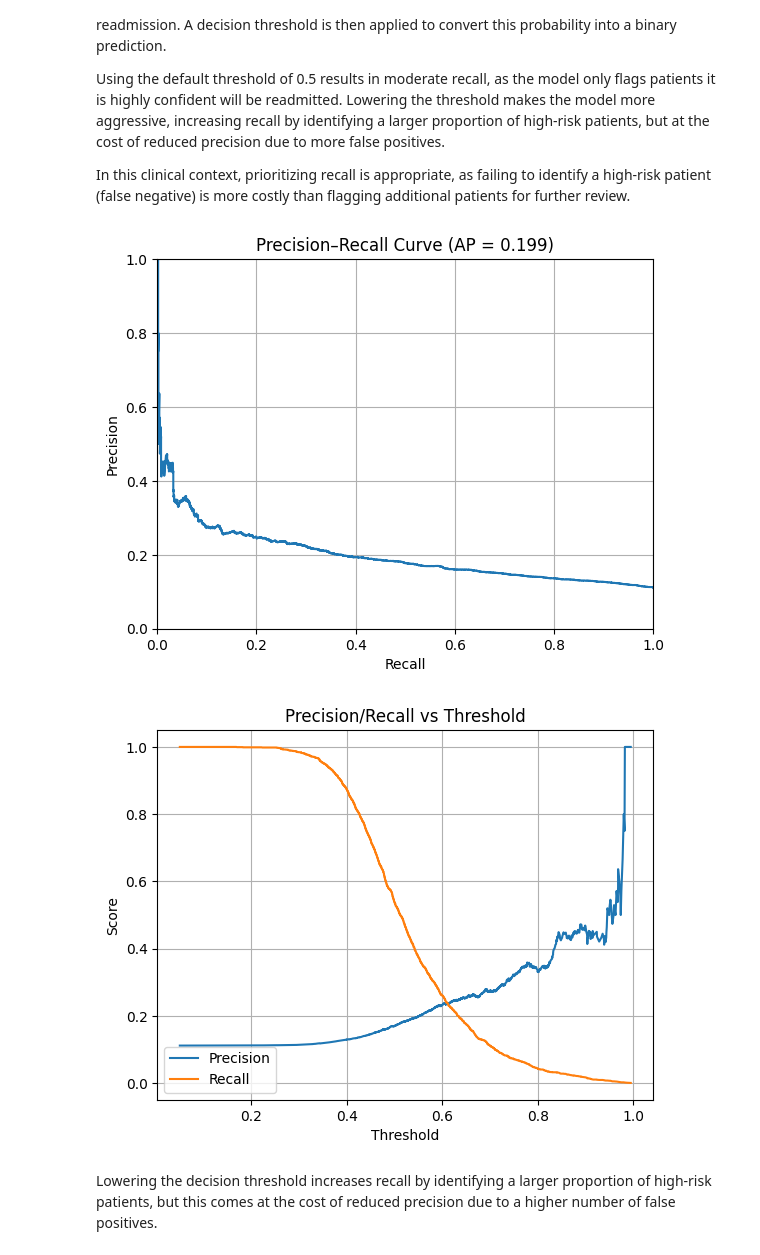
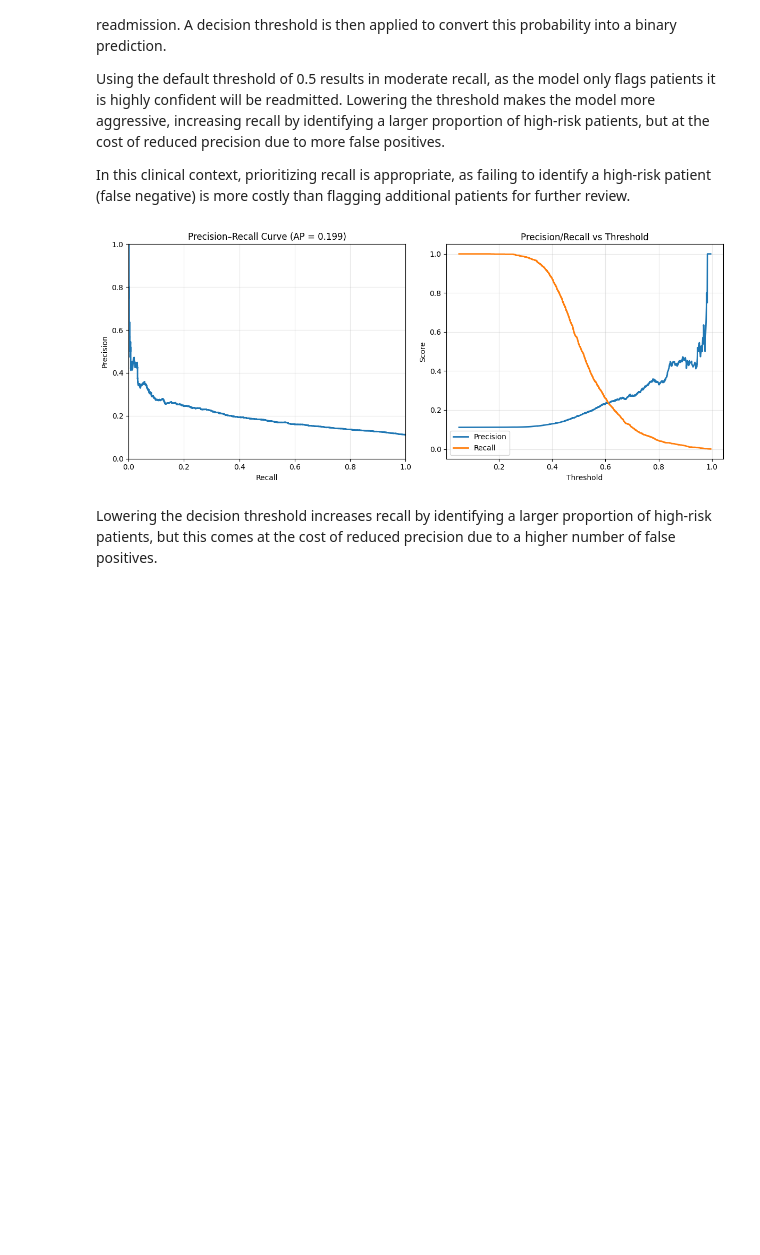
Before and after one commit to Dawit-Bonga/hospital-readmission-risk, a Jupyter notebook: notebooks/03_models.ipynb, the cells around one changed output. Cells and saved outputs as stored; diff of their text form; code cells hidden in the pictures; blank space fills up the shorter version.

```diff
--- a/notebooks/03_models.ipynb
+++ b/notebooks/03_models.ipynb
@@ -88,35 +149,34 @@ Using the default threshold of 0.5 results in moderate recall, as the model only
 
 In this clinical context, prioritizing recall is appropriate, as failing to identify a high-risk patient (false negative) is more costly than flagging additional patients for further review.
 # %%
-from sklearn.metrics import precision_recall_curve, average_precision_score
-import matplotlib.pyplot as plt
-
-prec, rec, _ = precision_recall_curve(y_val, y_val_prob)
+prec, rec, thresh = precision_recall_curve(y_val, y_val_prob)
 ap = average_precision_score(y_val, y_val_prob)
 
-plt.figure()
-plt.plot(rec, prec)
+# Precision-Recall Curve
+plt.figure(figsize=(12, 5))
+
+plt.subplot(1, 2, 1)
+plt.plot(rec, prec, linewidth=2)
 plt.xlabel("Recall")
 plt.ylabel("Precision")
 plt.title(f"Precision–Recall Curve (AP = {ap:.3f})")
 plt.ylim(0, 1)
 plt.xlim(0, 1)
-plt.grid(True)
-plt.show()
+plt.grid(True, alpha=0.3)
 
-prec, rec, thresh = precision_recall_curve(y_val, y_val_prob)
-
-plt.figure()
-plt.plot(thresh, prec[:-1], label="Precision")
-plt.plot(thresh, rec[:-1], label="Recall")
+# Precision/Recall vs Threshold
+plt.subplot(1, 2, 2)
+plt.plot(thresh, prec[:-1], label="Precision", linewidth=2)
+plt.plot(thresh, rec[:-1], label="Recall", linewidth=2)
 plt.xlabel("Threshold")
 plt.ylabel("Score")
 plt.title("Precision/Recall vs Threshold")
-plt.grid(True)
+plt.grid(True, alpha=0.3)
 plt.legend()
+
+plt.tight_layout()
 plt.show()
 # %% [output]
-[figure, old version]
+[figure, new version]
-[figure, removed]
 # %% [markdown]
 Lowering the decision threshold increases recall by identifying a larger proportion of high-risk patients, but this comes at the cost of reduced precision due to a higher number of false positives.
```
Also changed, not shown: parts of 29 cells of this notebook, 3 other files.
